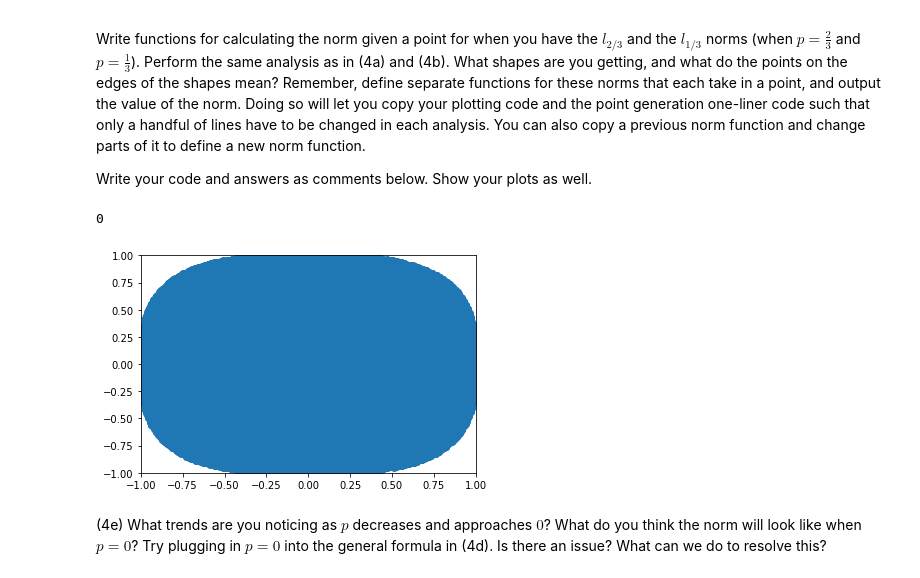
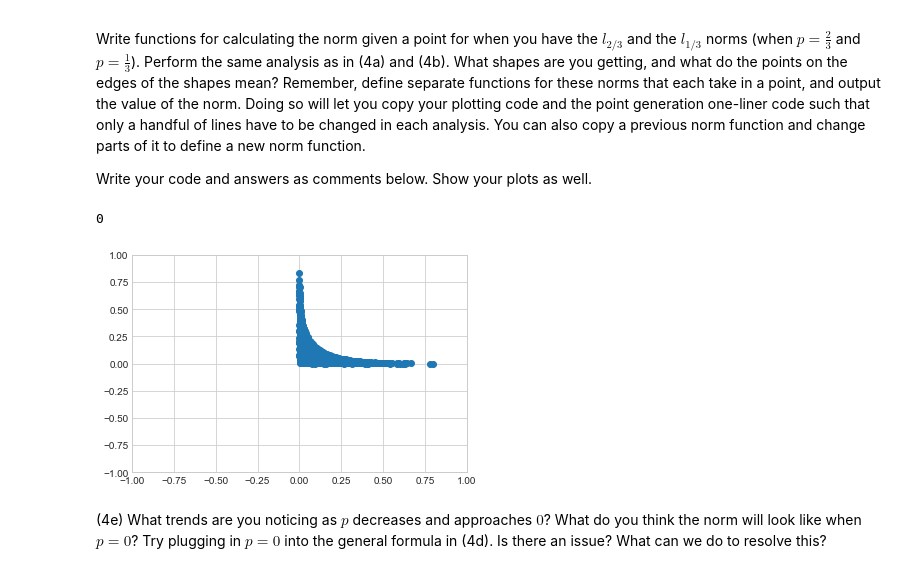
Before and after one commit to shak360/Lab-Training, a Jupyter notebook: Module_2_Python-ML/Assignment_2/EM-3/Assignment_2.ipynb, the cells around one changed output. Saved outputs shown, nothing was run; the diff lists cells and outputs as text; code cells hidden in the pictures.

```diff
--- a/Module_2_Python-ML/Assignment_2/EM-3/Assignment_2.ipynb
+++ b/Module_2_Python-ML/Assignment_2/EM-3/Assignment_2.ipynb
@@ -262,32 +262,32 @@ Write your code and answers as comments below. Show your plots as well.
 # %%
 def norm_type(x,y,p):
     return (abs(x**p) + abs(y**p))**(1/p)
 
 def point_gen(n):
     return np.random.uniform(-1,1,(n,2))
 
 def calc_norm(x,y,p):
     return norm_type(x,y,p)
 
 def plot(n,p):
     a = point_gen(n)
     x_plot_points=[]
     y_plot_points=[]
     count = range(n)
     for i in count:
         if calc_norm(a[i][0],a[i][1],p) <= 1:
             x_plot_points.append(a[i][0])
             y_plot_points.append(a[i][1])
     plt.scatter(x_plot_points, y_plot_points)
     plt.xlim(-1, 1)
     plt.ylim(-1, 1)
     return 0
-plot(100000,3)
+plot(100000,.33)
 #triangles
 #points on edges are ?
 # %% [output]
 0
-[figure, old version]
+[figure, new version]
 # %% [markdown]
 (4e) What trends are you noticing as $p$ decreases and approaches $0$? What do you think the norm will look like when $p=0$? Try plugging in $p=0$ into the general formula in (4d). Is there an issue? What can we do to resolve this?
 # %% [markdown]
```
Also changed, not shown: parts of 1 cell of this notebook.
